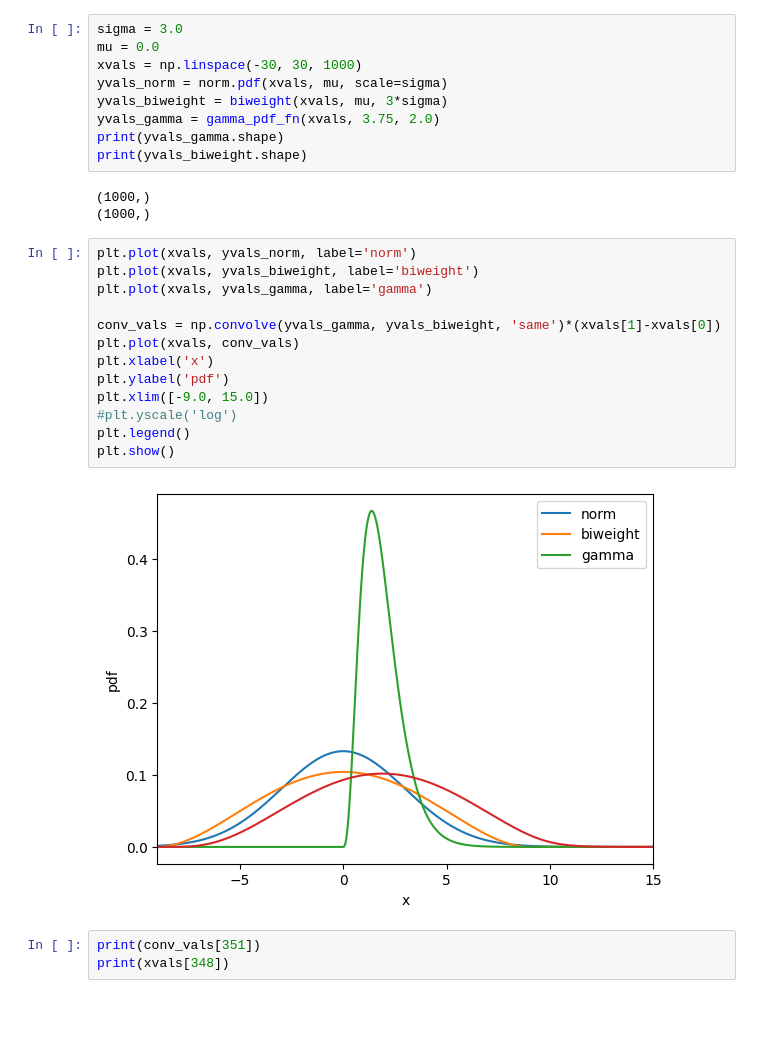
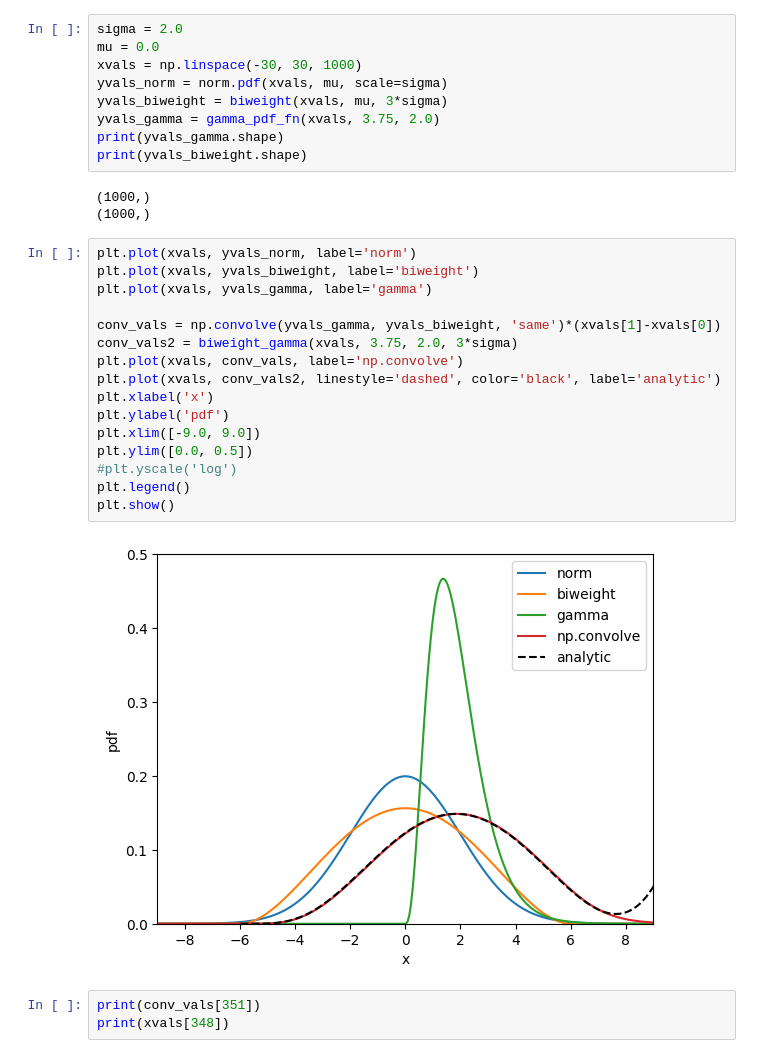
Before and after one commit to rishibbdb/TPN_DeV, a Jupyter notebook: dev/notebooks/test_biweight.ipynb, the cells around one changed output. Saved outputs shown, nothing was run; the diff lists cells and outputs as text; blank space fills up the shorter version.

Commit message:
biweight convoluted gamma pdf works in python

```diff
--- a/dev/notebooks/test_biweight.ipynb
+++ b/dev/notebooks/test_biweight.ipynb
@@ -16,7 +16,7 @@ def gamma_pdf_fn(x, a, b):
     y = np.where(x <= 0, 0.0, y)
     return y
 # %%
-sigma = 3.0
+sigma = 2.0
 mu = 0.0
 xvals = np.linspace(-30, 30, 1000)
 yvals_norm = norm.pdf(xvals, mu, scale=sigma)
@@ -30,18 +30,21 @@ print(yvals_biweight.shape)
 # %%
 plt.plot(xvals, yvals_norm, label='norm')
 plt.plot(xvals, yvals_biweight, label='biweight')
 plt.plot(xvals, yvals_gamma, label='gamma')
 
 conv_vals = np.convolve(yvals_gamma, yvals_biweight, 'same')*(xvals[1]-xvals[0])
-plt.plot(xvals, conv_vals)
+conv_vals2 = biweight_gamma(xvals, 3.75, 2.0, 3*sigma)
+plt.plot(xvals, conv_vals, label='np.convolve')
+plt.plot(xvals, conv_vals2, linestyle='dashed', color='black', label='analytic')
 plt.xlabel('x')
 plt.ylabel('pdf')
-plt.xlim([-9.0, 15.0])
+plt.xlim([-9.0, 9.0])
+plt.ylim([0.0, 0.5])
 #plt.yscale('log')
 plt.legend()
 plt.show()
 # %% [output]
-[figure, old version]
+[figure, new version]
 # %%
 print(conv_vals[351])
 print(xvals[348])
```
Also changed, not shown: parts of 9 cells of this notebook.
